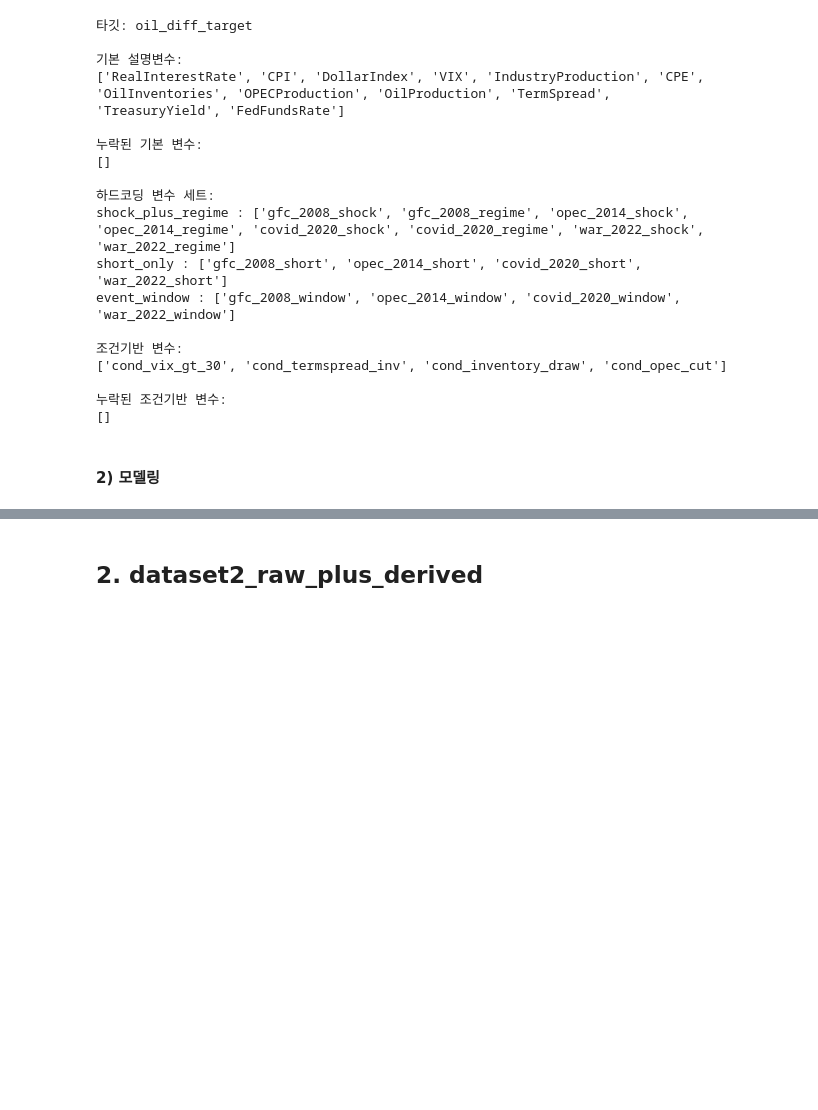
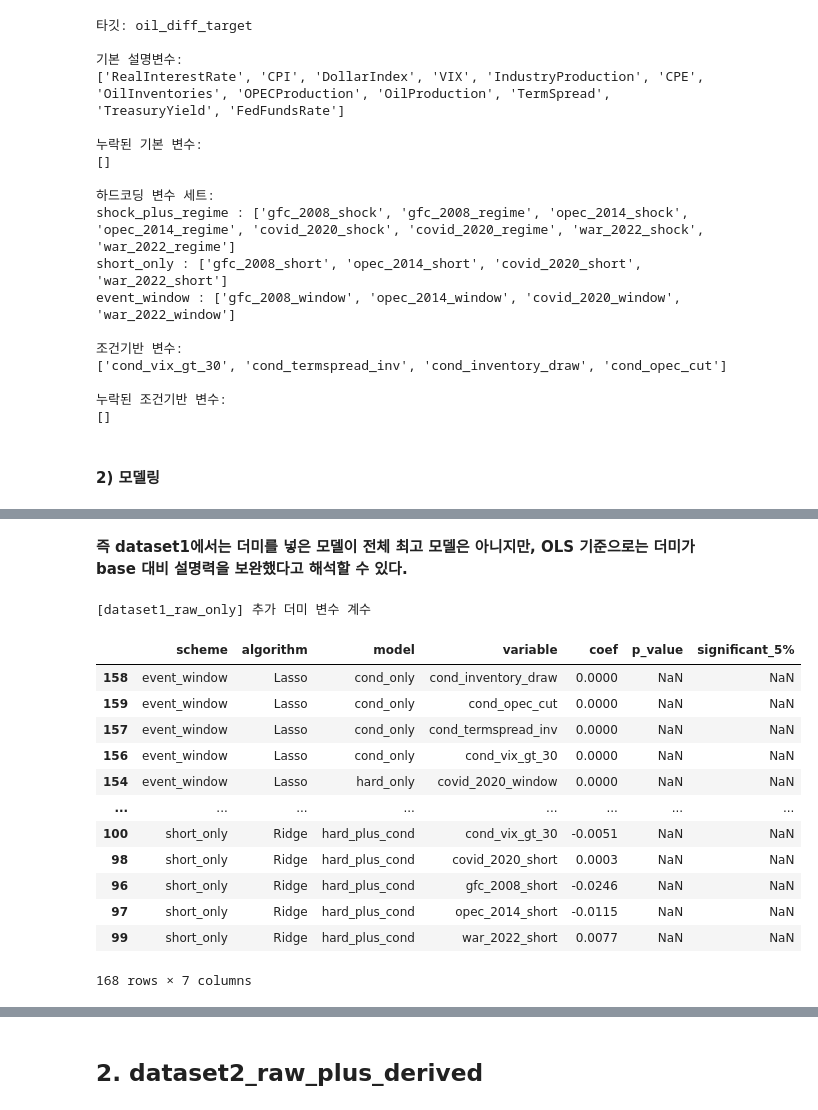
Before and after one commit to choosooa/BAF-26-1-finance_2, a Jupyter notebook: src/Event_dummy_variable.ipynb, the cells around one changed output, grey strips where cells are left out. Cells and saved outputs as stored; diff of their text form; code cells hidden in the pictures; blank space fills up the shorter version.

```diff
--- a/src/Event_dummy_variable.ipynb
+++ b/src/Event_dummy_variable.ipynb
@@ -1016,0 +1393,23 @@ display(coef_result_1)
+# %% [markdown]
+**즉 dataset1에서는 더미를 넣은 모델이 전체 최고 모델은 아니지만, OLS 기준으로는 더미가 base 대비 설명력을 보완했다고 해석할 수 있다.**
+# %%
+# 4-4. 추가 더미 변수 계수
+coef_view_1 = show_added_dummy_coefs(
+    coef_compare=coef_result_1,
+    dataset_name=dataset_name_1
+)
+# %% [output]
+[dataset1_raw_only] 추가 더미 변수 계수
+|  | scheme | algorithm | model | variable | coef | p_value | significant_5% |
+| 158 | event_window | Lasso | cond_only | cond_inventory_draw | 0.0000 | NaN | NaN |
+| 159 | event_window | Lasso | cond_only | cond_opec_cut | 0.0000 | NaN | NaN |
+| 157 | event_window | Lasso | cond_only | cond_termspread_inv | 0.0000 | NaN | NaN |
+| 156 | event_window | Lasso | cond_only | cond_vix_gt_30 | 0.0000 | NaN | NaN |
+| 154 | event_window | Lasso | hard_only | covid_2020_window | 0.0000 | NaN | NaN |
+| ... | ... | ... | ... | ... | ... | ... | ... |
+| 100 | short_only | Ridge | hard_plus_cond | cond_vix_gt_30 | -0.0051 | NaN | NaN |
+| 98 | short_only | Ridge | hard_plus_cond | covid_2020_short | 0.0003 | NaN | NaN |
+| 96 | short_only | Ridge | hard_plus_cond | gfc_2008_short | -0.0246 | NaN | NaN |
+| 97 | short_only | Ridge | hard_plus_cond | opec_2014_short | -0.0115 | NaN | NaN |
+| 99 | short_only | Ridge | hard_plus_cond | war_2022_short | 0.0077 | NaN | NaN |
+168 rows × 7 columns
```
Also changed, not shown: parts of 17 cells of this notebook.
